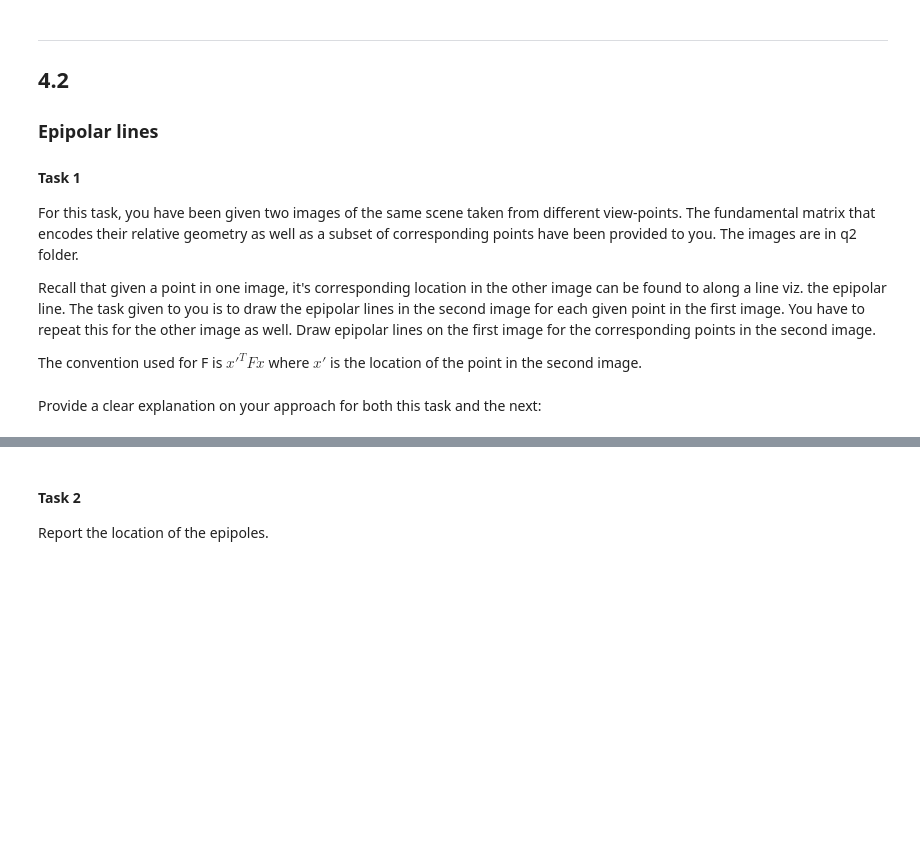
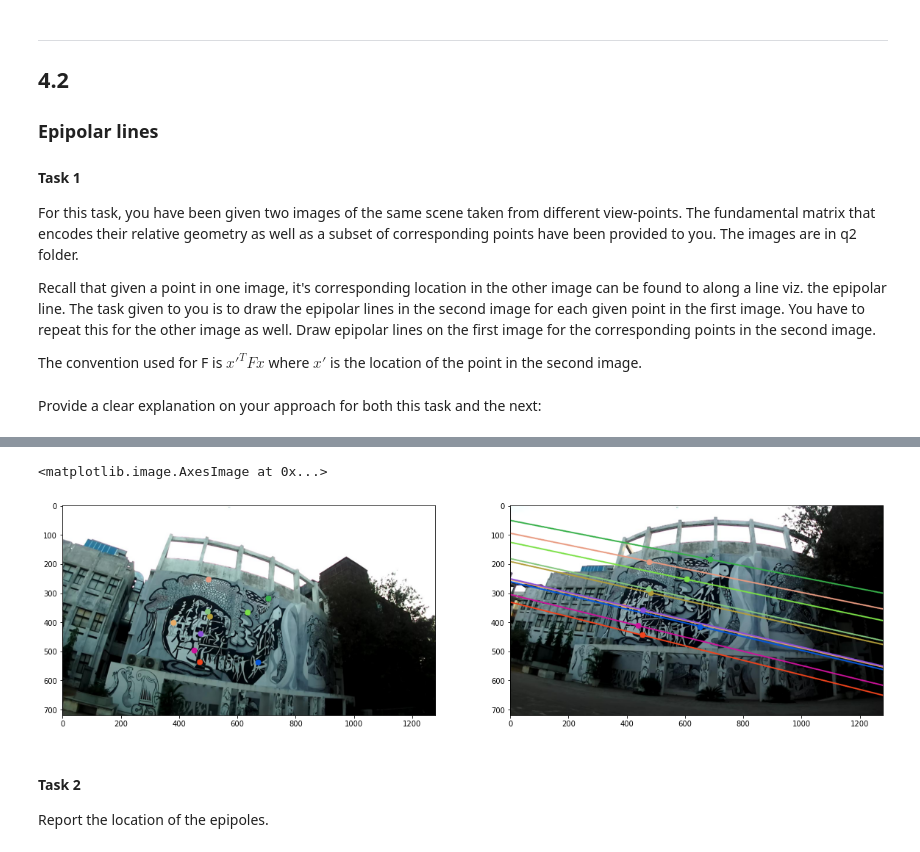
Before and after one commit to KanishAnand/DLT_Zhang_Epipolar, a Jupyter notebook: Assignment4.ipynb, the cells around one changed output, grey strips where cells are left out. Cells and saved outputs as stored; diff of their text form; code cells hidden in the pictures; blank space fills up the shorter version.

```diff
--- a/Assignment4.ipynb
+++ b/Assignment4.ipynb
@@ -258,3 +240,15 @@ plt.imshow(img)
+# %%
+%matplotlib inline
+H, W = 10, 10
+ROWS, COLS = 1, 2
+fig, ax = plt.subplots(ROWS, COLS, figsize = (H * COLS, H * ROWS))
+ax = np.reshape(ax, (-1,))
+img1, img2 = epipolar_lines('q2/img2.jpg','q2/img1.jpg', img_1, img_2, F_mat)
+ax[0].imshow(img2)
+ax[1].imshow(img1)
+# %% [output]
+<matplotlib.image.AxesImage at 0x...>
+[figure, added]
 # %% [markdown]
 #### Task 2
 Report the location of the epipoles.
```
Also changed, not shown: parts of 11 cells of this notebook.
